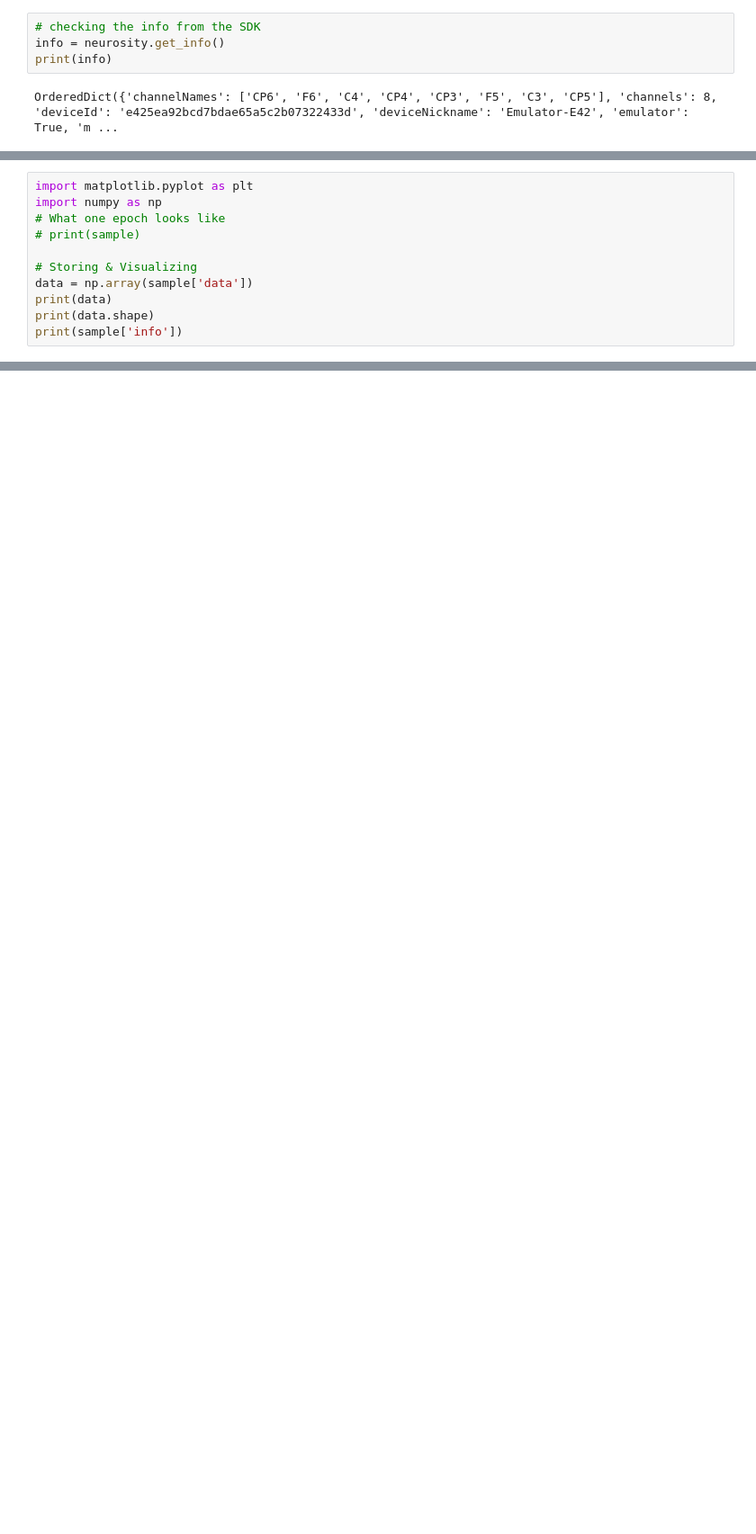
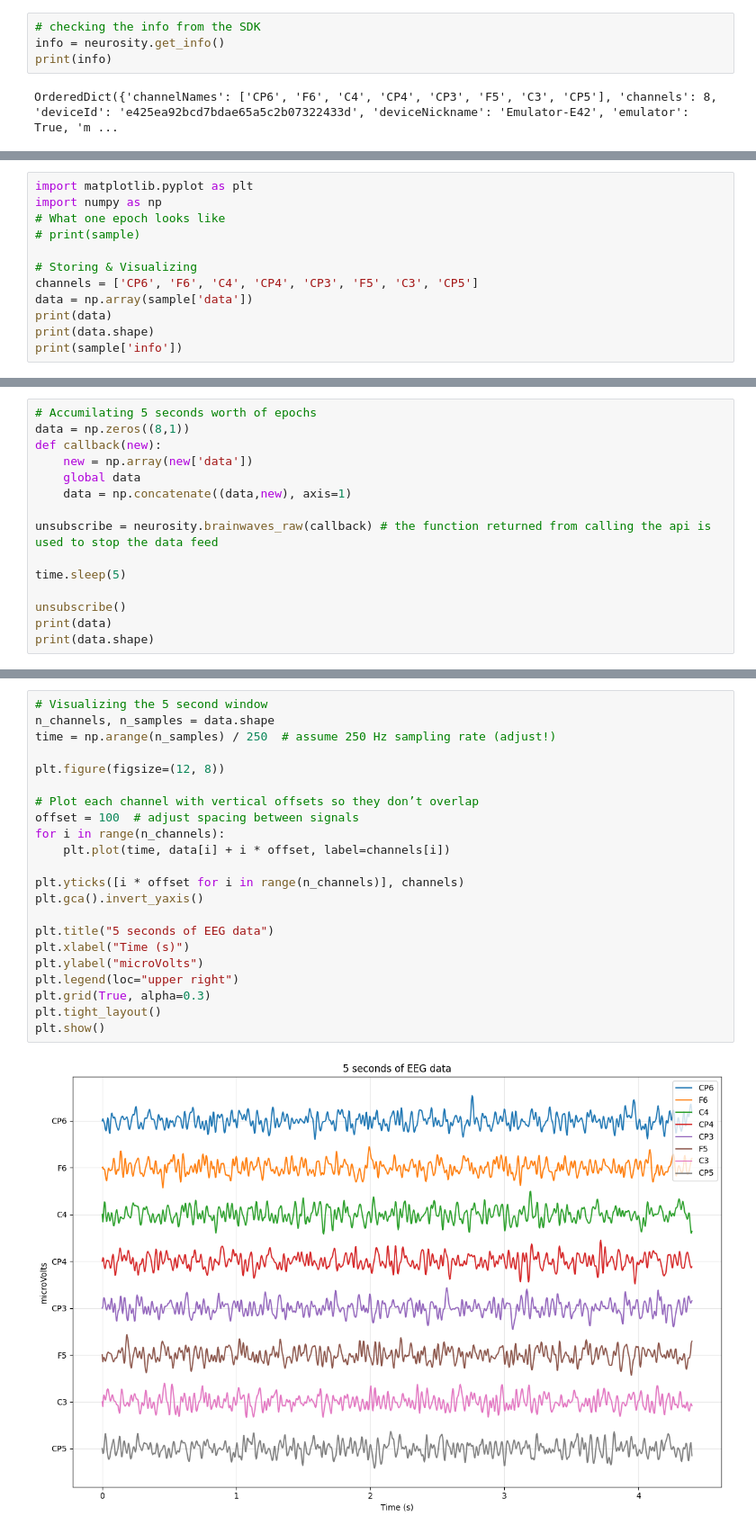
Before and after one commit to asym1/BrainWave, a Jupyter notebook: src/python/notebooks/SDKtest.ipynb, the cells around one changed output, grey strips where cells are left out. Shown: that part at 90% size. Saved outputs shown, nothing was run; the diff lists cells and outputs as text; blank space fills up the shorter version.

Commit message:
Adding explanation of raw EEG data & matplotlib graphs

```diff
--- a/src/python/notebooks/SDKtest.ipynb
+++ b/src/python/notebooks/SDKtest.ipynb
@@ -44,6 +46,7 @@ import numpy as np
 # print(sample)
 
 # Storing & Visualizing
+channels = ['CP6', 'F6', 'C4', 'CP4', 'CP3', 'F5', 'C3', 'CP5']
 data = np.array(sample['data'])
 print(data)
 print(data.shape)
@@ -68,0 +77,15 @@ print(sample['info'])
+# %%
+# Accumilating 5 seconds worth of epochs
+data = np.zeros((8,1))
+def callback(new):
+    new = np.array(new['data'])
+    global data
+    data = np.concatenate((data,new), axis=1)
+
+unsubscribe = neurosity.brainwaves_raw(callback) # the function returned from calling the api is used to stop the data feed
+
+time.sleep(5)
+
+unsubscribe()
+print(data)
+print(data.shape)
@@ -68,0 +107,24 @@ print(sample['info'])
+# %%
+# Visualizing the 5 second window
+n_channels, n_samples = data.shape
+time = np.arange(n_samples) / 250  # assume 250 Hz sampling rate (adjust!)
+
+plt.figure(figsize=(12, 8))
+
+# Plot each channel with vertical offsets so they don’t overlap
+offset = 100  # adjust spacing between signals
+for i in range(n_channels):
+    plt.plot(time, data[i] + i * offset, label=channels[i])
+
+plt.yticks([i * offset for i in range(n_channels)], channels)
+plt.gca().invert_yaxis()
+
+plt.title("5 seconds of EEG data")
+plt.xlabel("Time (s)")
+plt.ylabel("microVolts")
+plt.legend(loc="upper right")
+plt.grid(True, alpha=0.3)
+plt.tight_layout()
+plt.show()
+# %% [output]
+[figure, added]
```
Also changed, not shown: parts of 6 cells of this notebook.
